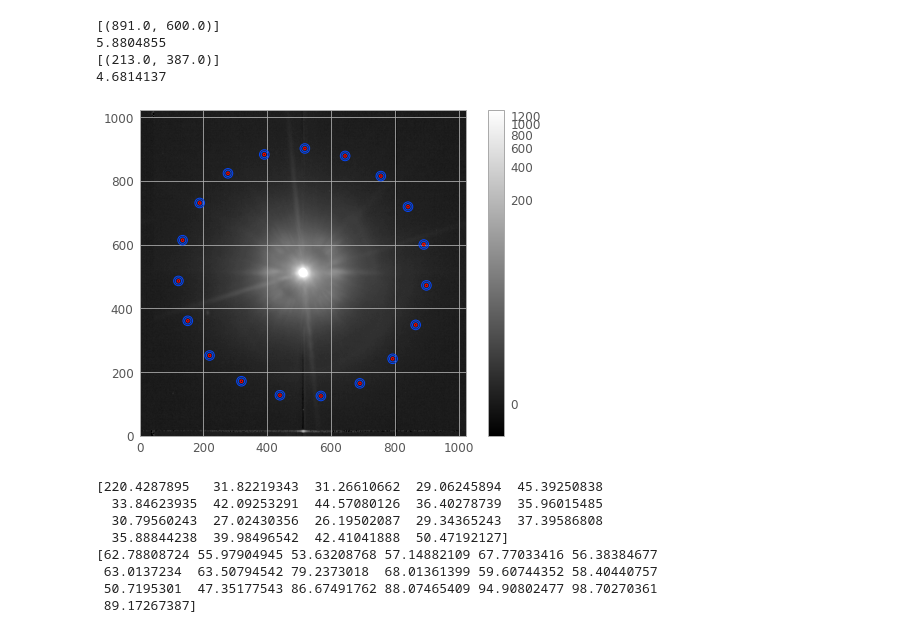
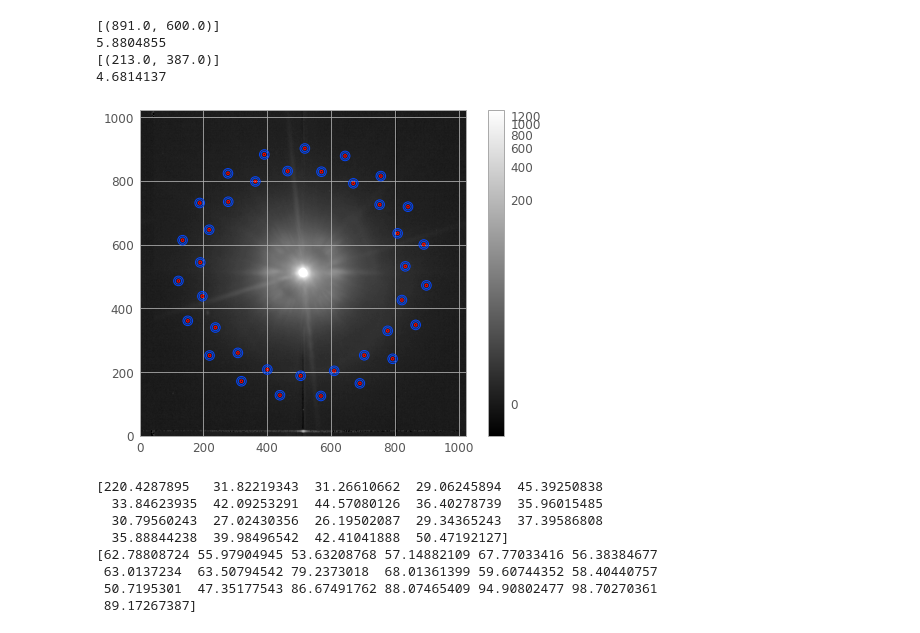
Before and after one commit to jejestern/Suppress_Spiders, a Jupyter notebook: Programs/Two_Ghosts.ipynb, the cells around one changed output. Drawn from its saved outputs; the diff is of its cells as text; code cells hidden in the pictures.

```diff
--- a/Programs/Two_Ghosts.ipynb
+++ b/Programs/Two_Ghosts.ipynb
@@ -93,36 +93,36 @@ circ_positions_1 = []
 for i in range(len(x_circ_1)-1):
     circ_positions_1.append((x_circ_1[i],y_circ_1[i]))
 
 circles_1 = CircularAperture(circ_positions_1, r=4.)
 circles_1.plot(color ='r', lw=1.0)
 annulus_circles_1 = CircularAnnulus(circ_positions_1, r_in=10, r_out=15)
 annulus_circles_1.plot(color ='#0547f9', lw=1.0)
 
 phi_2 = np.linspace(0, 2*np.pi, 20) + phi_gh_2
 x_circ_2 = star_position[0][0] + rad_2* np.cos(phi_2)
 y_circ_2 = star_position[0][1] + rad_2* np.sin(phi_2)
 circ_positions_2 = []
 for i in range(len(x_circ_2)-1):
     circ_positions_2.append((x_circ_2[i],y_circ_2[i]))
 
 circles_2 = CircularAperture(circ_positions_2, r=4.)
-#circles_2.plot(color ='r', lw=1.0)
+circles_2.plot(color ='r', lw=1.0)
 annulus_circles_2 = CircularAnnulus(circ_positions_2, r_in=10, r_out=15)
-#annulus_circles_2.plot(color ='#0547f9', lw=1.0)
+annulus_circles_2.plot(color ='#0547f9', lw=1.0)
 
 #circ_1.plot(color ='y', lw=1.0)
 #circ_2.plot(color ='y', lw=1.0)
 plt.xlim(0, int1.shape[1]-1)
 #plt.xlim(850, 950)
 plt.ylim(0, int1.shape[0]-1)
 #plt.ylim(550, 650)
 #plt.legend()
 plt.colorbar()
 
 plt.savefig('Aperture_photometry.pdf')
 plt.show()
 # %% [output]
-[figure, old version]
+[figure, new version]
 # %%
 phot_table_circ_1 = aperture_photometry(int1, circles_1)
 aperture_circ_1 = np.array(phot_table_circ_1['aperture_sum'])
```
Also changed, not shown: 7 other files.
